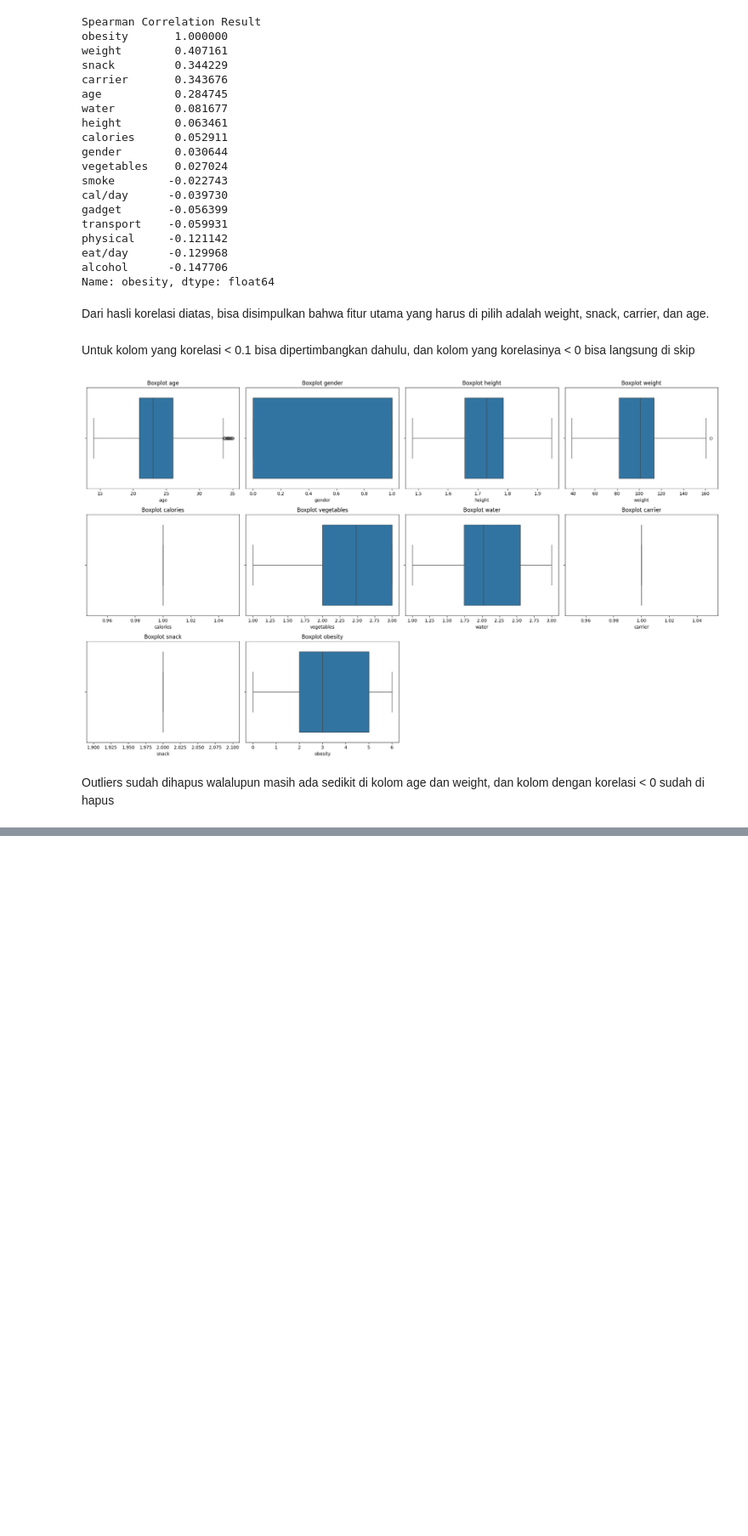
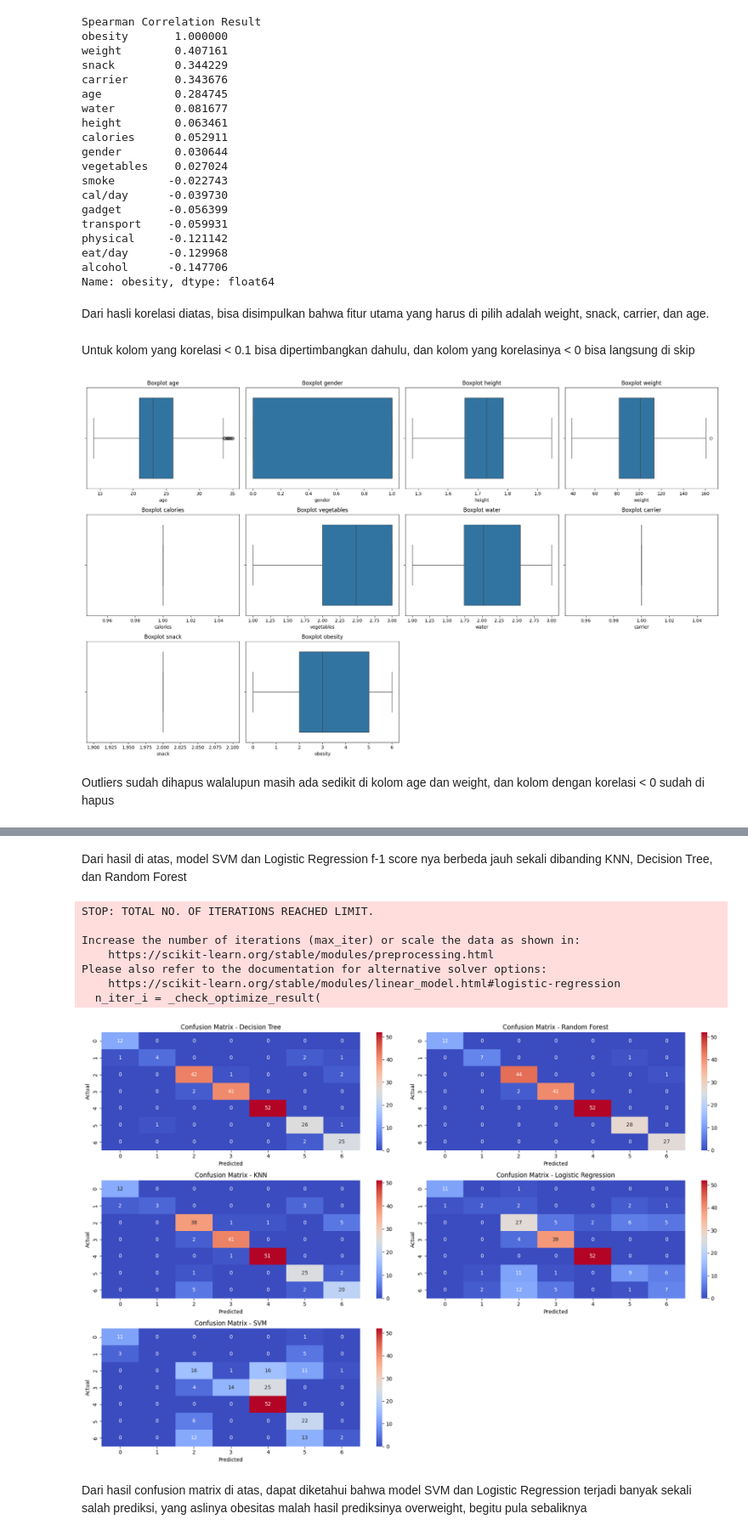
Before and after one commit to Adrian2469/Bengkel-Koding, a Jupyter notebook: Capstone_UAS.ipynb, the cells around one changed output, grey strips where cells are left out. Shown: that part at 85% size. Saved outputs shown, nothing was run; the diff lists cells and outputs as text; code cells hidden in the pictures; blank space fills up the shorter version.

```diff
--- a/Capstone_UAS.ipynb
+++ b/Capstone_UAS.ipynb
@@ -340,3 +350,7 @@ plt.show()
 [figure]
 # %% [markdown]
 Outliers sudah dihapus walalupun masih ada sedikit di kolom age dan weight, dan kolom dengan korelasi < 0 sudah di hapus
+# %%
+X = df.drop(columns=['obesity'])  # Masukkan semua fitur kecuali target
+y = df['obesity']
+X_train, X_test, y_train, y_test = train_test_split(X, y, stratify=y, test_size=0.2, random_state=42)
@@ -342,0 +378,9 @@ Outliers sudah dihapus walalupun masih ada sedikit di kolom age dan weight, dan
+# %%
+result = {}
+for name, model in models.items():
+    accuracy, precision, recall, f1, report, train_time = evaluate_model(model, X_train, X_test, y_train, y_test)
+
+    # Gabungkan report dan training time
+    extended_report = report + f"\nTraining Time: {train_time:.9f} seconds"
+
+    result[name] = (accuracy, precision, recall, f1, extended_report)
@@ -342,0 +395,6 @@ Outliers sudah dihapus walalupun masih ada sedikit di kolom age dan weight, dan
+# %%
+for name,(accuracy,precision,recall,f1,report) in result.items():
+  print(f"Model: {name}")
+  print("Classification Report:")
+  print(report)
+  print("-" *50)
@@ -342,0 +419,44 @@ Outliers sudah dihapus walalupun masih ada sedikit di kolom age dan weight, dan
+# %% [markdown]
+Dari hasil di atas, model SVM dan Logistic Regression f-1 score nya berbeda jauh sekali dibanding KNN, Decision Tree, dan Random Forest
+# %%
+plt.figure(figsize=(18, 12))
+
+for i, (name, model) in enumerate(models.items(), 1):
+    start = time.time()
+    model.fit(X_train, y_train)
+    end = time.time()
+
+    y_pred = model.predict(X_test)
+
+    acc = accuracy_score(y_test, y_pred)
+    report = classification_report(y_test, y_pred, output_dict=True)
+    cm = confusion_matrix(y_test, y_pred)
+
+    result[name] = {
+        'accuracy': acc,
+        'precision': report['weighted avg']['precision'],
+        'recall': report['weighted avg']['recall'],
+        'f1-score': report['weighted avg']['f1-score'],
+        'train_time': end - start
+    }
+
+    # Gambar confusion matrix
+    plt.subplot(3, 2, i)
+    sns.heatmap(cm, annot=True, fmt='d', cmap='coolwarm')
+    plt.title(f'Confusion Matrix - {name}')
+    plt.xlabel('Predicted')
+    plt.ylabel('Actual')
+
+plt.tight_layout()
+plt.show()
+# %% [output]
+STOP: TOTAL NO. OF ITERATIONS REACHED LIMIT.
+
+Increase the number of iterations (max_iter) or scale the data as shown in:
+    https://scikit-learn.org/stable/modules/preprocessing.html
+Please also refer to the documentation for alternative solver options:
+    https://scikit-learn.org/stable/modules/linear_model.html#logistic-regression
+  n_iter_i = _check_optimize_result(
+[figure, added]
+# %% [markdown]
+Dari hasil confusion matrix di atas, dapat diketahui bahwa model SVM dan Logistic Regression terjadi banyak sekali salah prediksi, yang aslinya obesitas malah hasil prediksinya overweight, begitu pula sebaliknya
```
Also changed, not shown: parts of 5 cells of this notebook.
